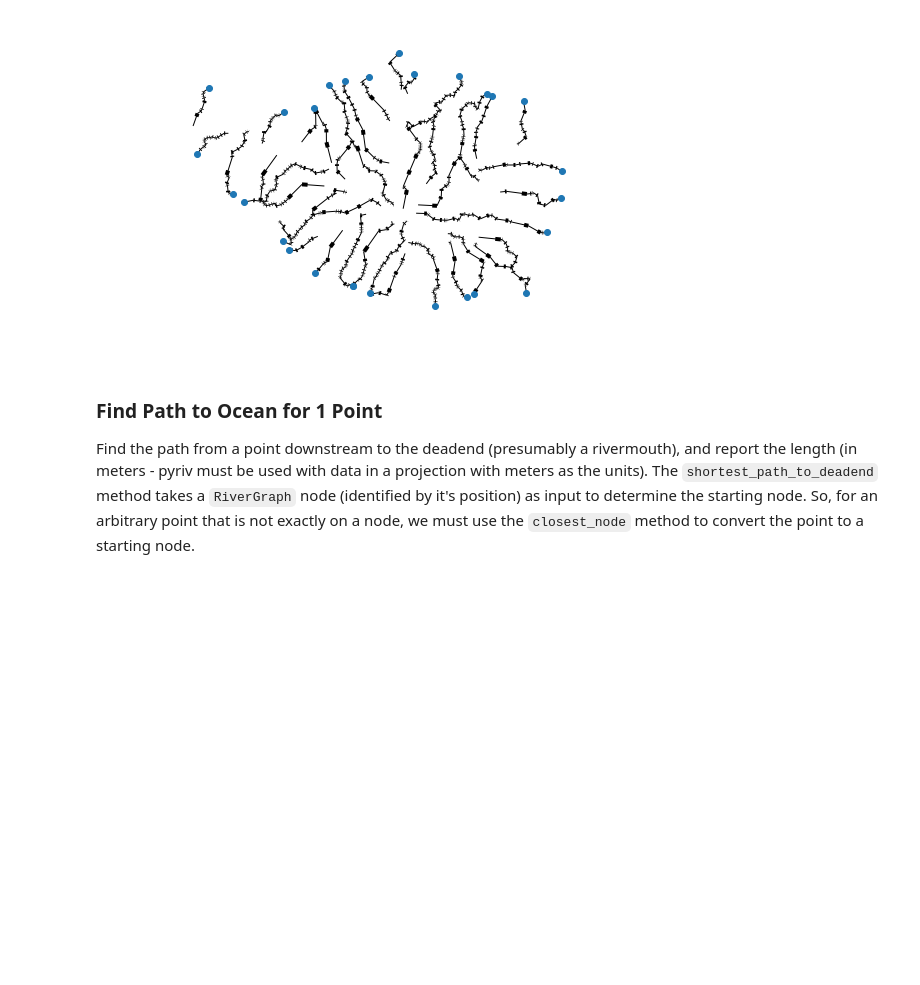
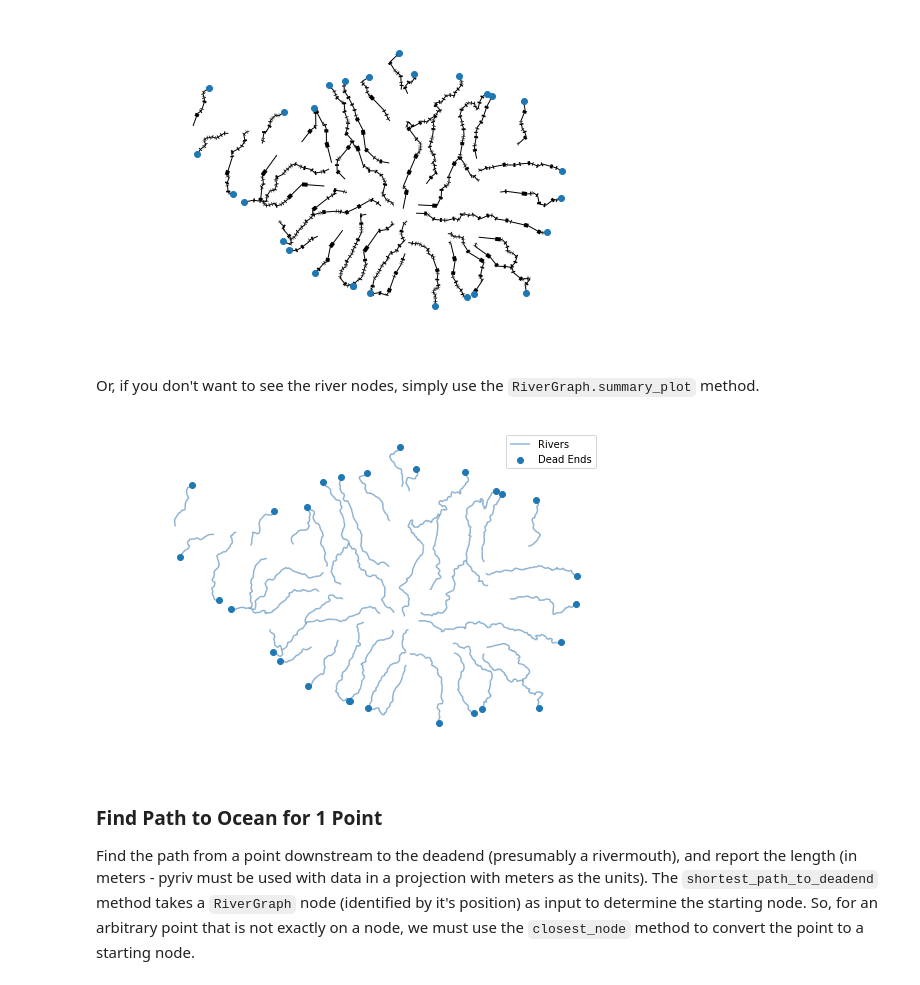
Before and after one commit to jkibele/pyriv, a Jupyter notebook: notebooks/MinimalDemo.ipynb, the cells around one changed output. Drawn from its saved outputs; the diff is of its cells as text; code cells hidden in the pictures; blank space fills up the shorter version.

```diff
--- a/notebooks/MinimalDemo.ipynb
+++ b/notebooks/MinimalDemo.ipynb
@@ -47,6 +47,14 @@ rivnet.plot(ax=ax, zorder=1)
 ax.set_axis_off()
 # %% [output]
 [figure]
+# %% [markdown]
+Or, if you don't want to see the river nodes, simply use the `RiverGraph.summary_plot` method.
+# %%
+ax = rivnet.summary_plot()
+legend() # pylab method for displaying legend.
+ax.set_axis_off()
+# %% [output]
+[figure, added]
 # %% [markdown]
 ### Find Path to Ocean for 1 Point
 
```
Also changed, not shown: parts of 9 cells of this notebook, 4 other files.
